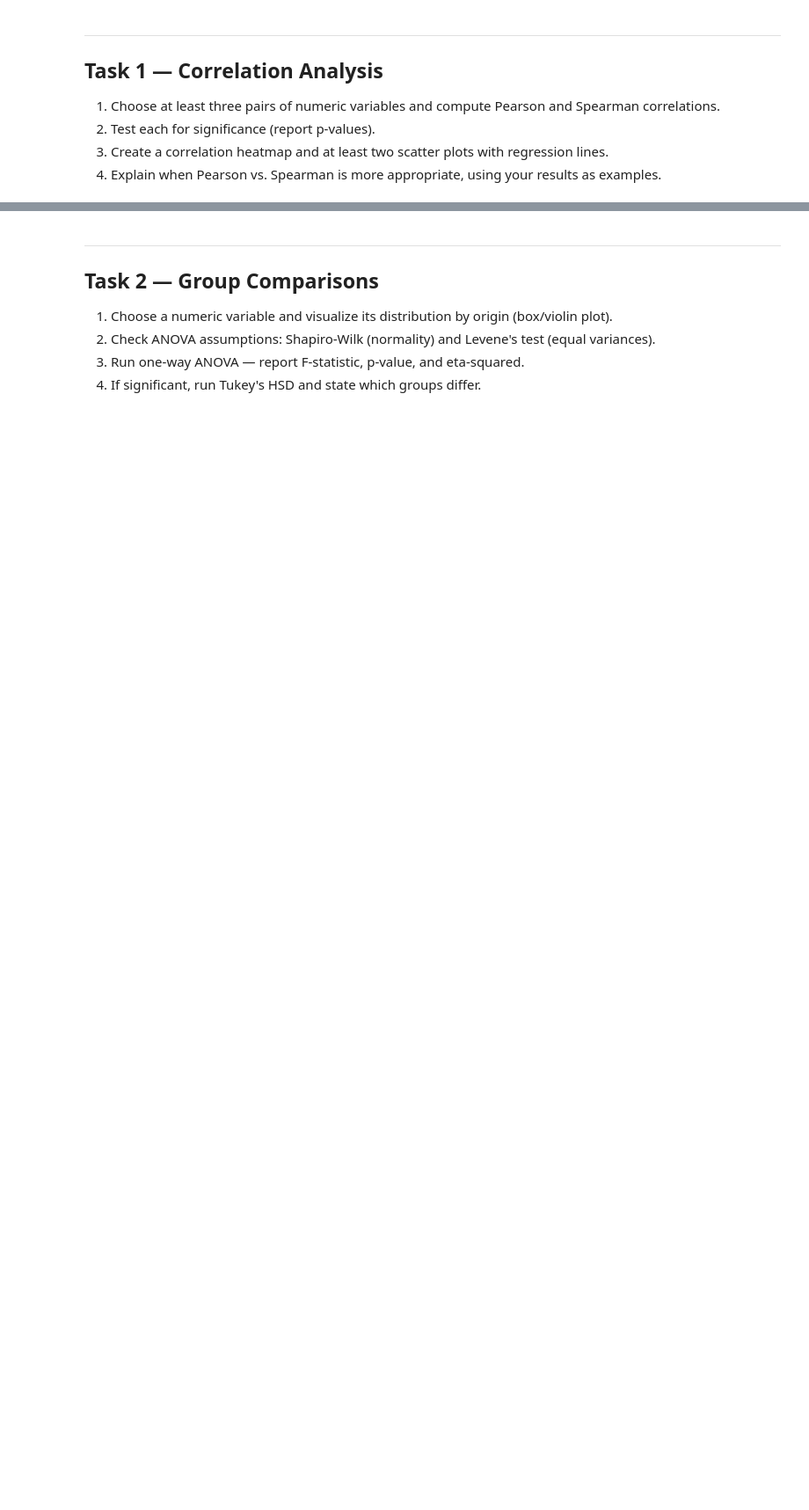
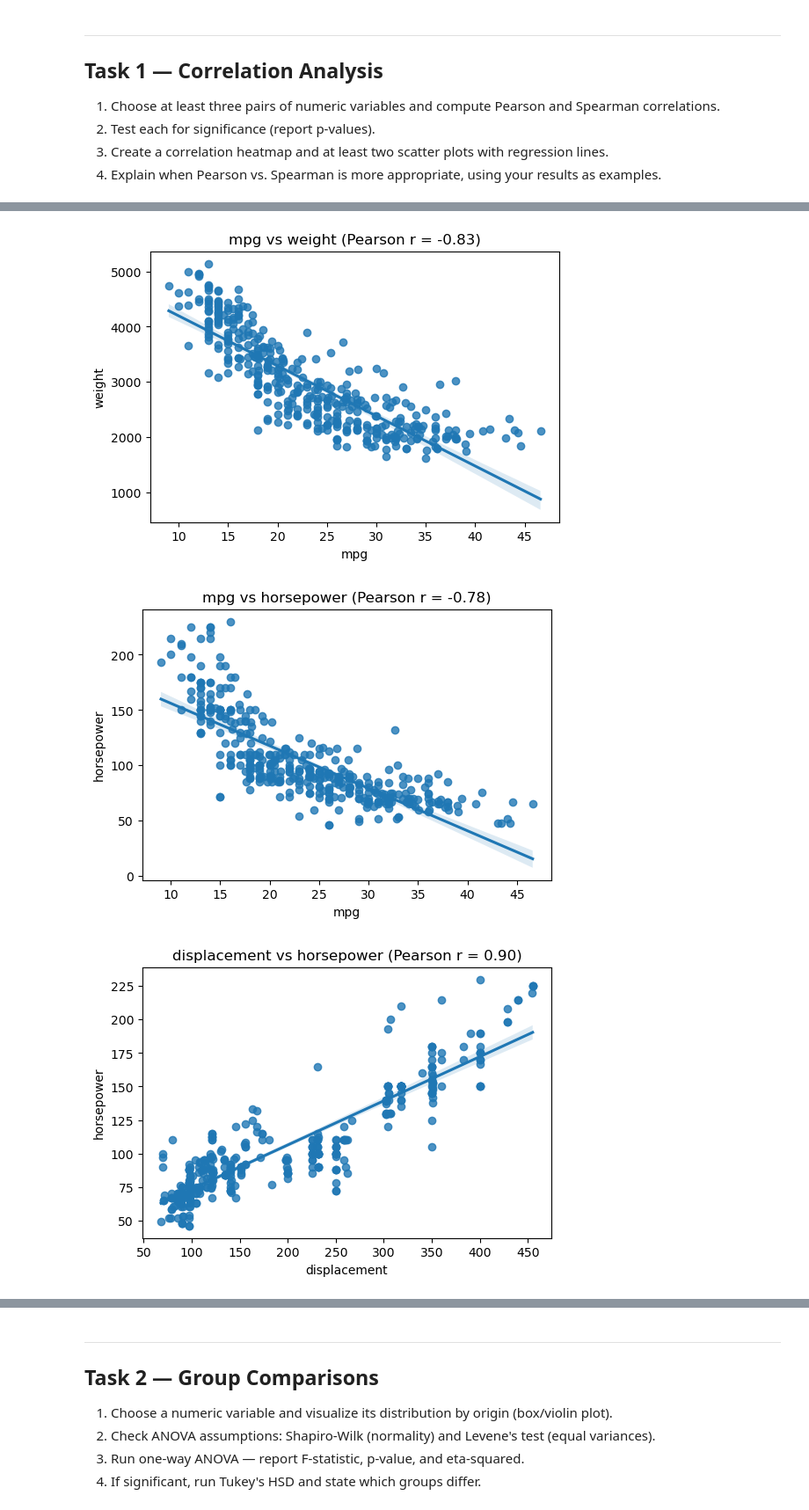
Before and after one commit to Data-AI-IDDA/m3-13-assessment, a Jupyter notebook: m3-13-assessment.ipynb, the cells around one changed output, grey strips where cells are left out. Shown at 88% size. Drawn from its saved outputs; the diff is of its cells as text; code cells hidden in the pictures; blank space fills up the shorter version.

```diff
--- a/m3-13-assessment.ipynb
+++ b/m3-13-assessment.ipynb
@@ -45,0 +72,24 @@ Your answer here…
+# %%
+# Correlation coefficients and p-values
+pairs = [
+    ("mpg", "weight"),
+    ("displacement", "horsepower"),
+    ("mpg", "horsepower")
+]
+
+results = []
+
+for x, y in pairs:
+    pearson_r, pearson_p = stats.pearsonr(mpg[x], mpg[y])
+    spearman_r, spearman_p = stats.spearmanr(mpg[x], mpg[y])
+
+    results.append({
+        "Pair": f"{x} vs {y}",
+        "Pearson r": pearson_r,
+        "Pearson p": pearson_p,
+        "Spearman r": spearman_r,
+        "Spearman p": spearman_p
+    })
+
+corr_df = pd.DataFrame(results)
+print(corr_df)
@@ -45,0 +141,19 @@ Your answer here…
+# %%
+# Scatter plots with regression lines
+def plot_pair(x, y):
+    plt.figure(figsize=(6,4))
+
+    sns.regplot(data=mpg, x=x, y=y)
+
+    r, _ = stats.pearsonr(mpg[x], mpg[y])
+
+    plt.title(f"{x} vs {y} (Pearson r = {r:.2f})")
+    plt.show()
+
+plot_pair("mpg", "weight")
+plot_pair("mpg", "horsepower")
+plot_pair("displacement", "horsepower")
+# %% [output]
+[figure, added]
+[figure, added]
+[figure, added]
```
Also changed, not shown: parts of 41 cells of this notebook.
